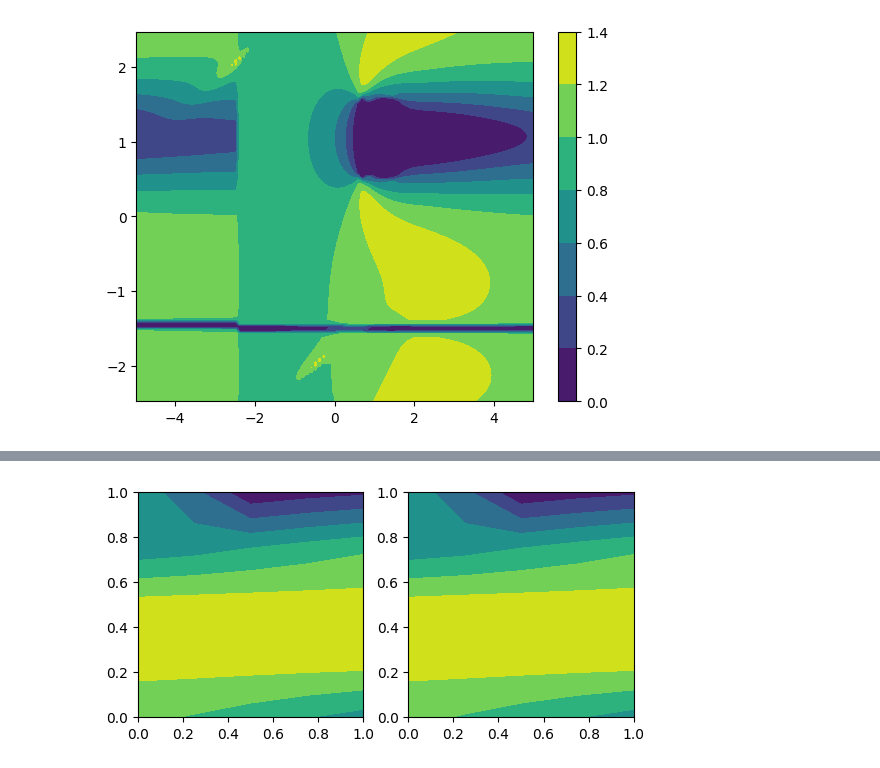
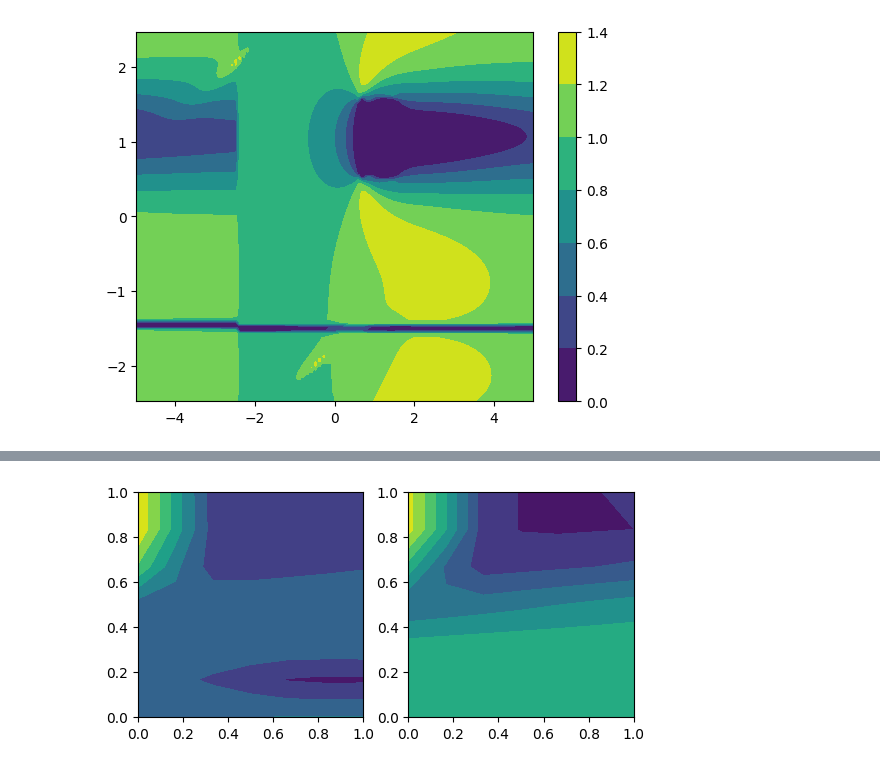
Before and after one commit to htymjun/da-sr, a Jupyter notebook: srgcnn.ipynb, the cells around one changed output, grey strips where cells are left out. Saved outputs shown, nothing was run; the diff lists cells and outputs as text; code cells hidden in the pictures.

Commit message:
GC層でin_channelとout_channelを指定できるように修正中です

```diff
--- a/srgcnn.ipynb
+++ b/srgcnn.ipynb
@@ -92,7 +96,11 @@ class GCNN(nn.Module):
 # %%
-filters = torch.randn([1, 2, 5, 5]) # filters[batch_size,input_channel,height,width]
 X = torch.tensor(x)                 # x[batch_size,channel,height,width]
 
-model = GCNN(filters=filters)
+# initialize model
+model = GCNN()
+print("original")
 x1 = model(torch.rot90(X,dims=(2,3))) # rotate input 90 degree
+print("rotated")
 x2 = model(X)
+X1 = x1.detach().numpy()
+X2 = x2.detach().numpy()
@@ -99,11 +125,11 @@ x2 = model(X)
 # %%
 # visualize
 Xc, Yc = np.meshgrid(np.linspace(0,1,len(x1[0,0,0,:])),np.linspace(0,1,len(x1[0,0,:,0])))
 
 fig, axes = plt.subplots(1,2)
-tcf = axes[0].contourf(Xc, Yc, x1[0,0,:,:])
+tcf = axes[0].contourf(Xc, Yc, X1[0,0,:,:])
 axes[0].set_aspect('equal')
-tcf = axes[1].contourf(Xc, Yc, np.rot90(x2[0,0,:,:],k=1)) # rotate output 90 degree
+tcf = axes[1].contourf(Xc, Yc, np.rot90(X2[0,0,:,:],k=1)) # rotate output 90 degree
 axes[1].set_aspect('equal')
 # %% [output]
-[figure, old version]
+[figure, new version]
```
Also changed, not shown: parts of 2 cells of this notebook.
